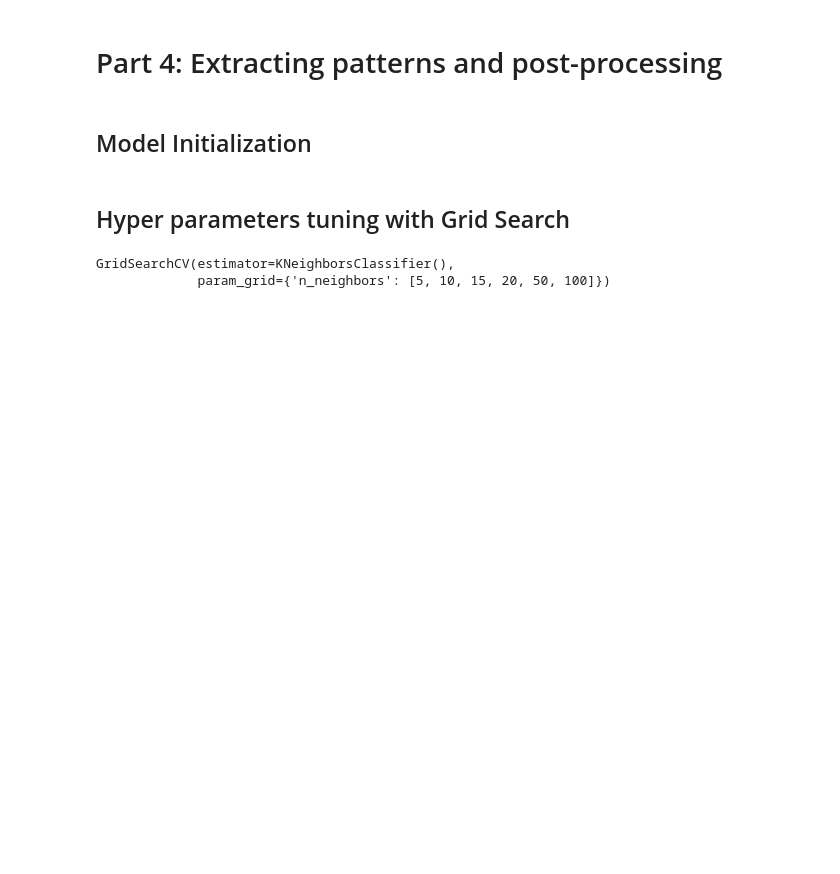
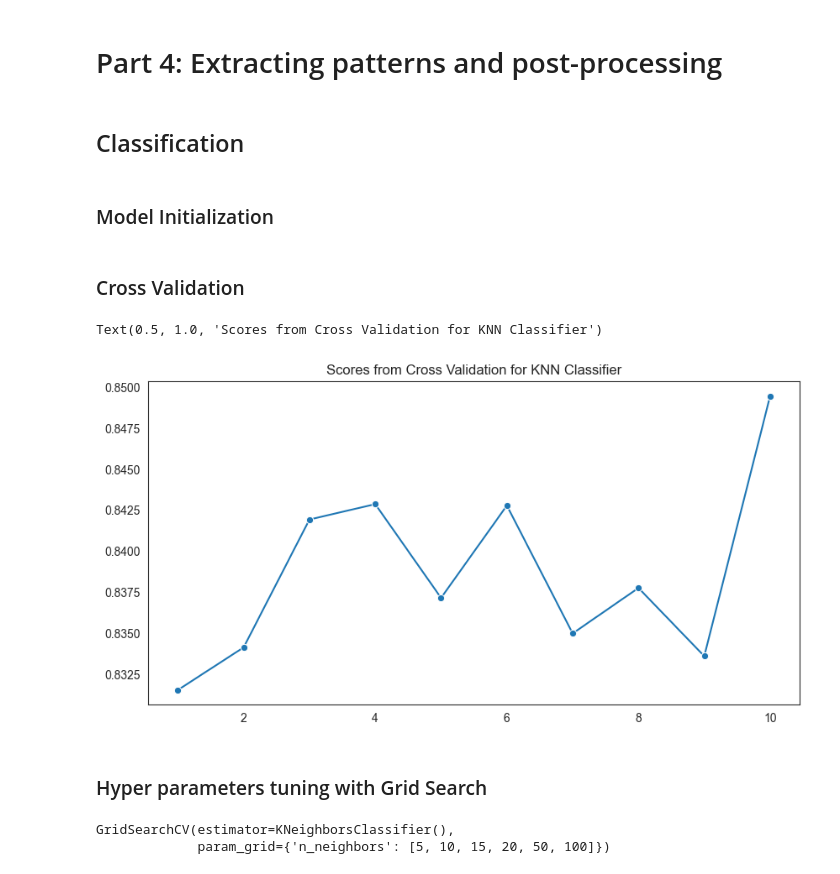
Before and after one commit to fernandohitmas/unstructured_data_mining, a Jupyter notebook: scripts/activity1.ipynb, the cells around one changed output. Saved outputs shown, nothing was run; the diff lists cells and outputs as text; code cells hidden in the pictures; blank space fills up the shorter version.

Commit message:
Finalized Classification

```diff
--- a/scripts/activity1.ipynb
+++ b/scripts/activity1.ipynb
@@ -264,14 +261,14 @@ train_dummy
 ### Target and covariables split
 # %%
 col_target = 'Exited'
-cols_list = train_dummy.columns.to_list()
+cols_list = data_dummy.columns.to_list()
 cols_list.remove(col_target)
 print(cols_list)
 # %% [output]
 ['CreditScore', 'Age', 'Tenure', 'Balance', 'NumOfProducts', 'HasCrCard', 'IsActiveMember', 'EstimatedSalary', 'Geography_France', 'Geography_Germany', 'Geography_Spain', 'Gender_Female', 'Gender_Male ...
 # %%
-X = train_dummy.loc[:,cols_list]
-y = train_dummy.loc[:,col_target]
+X = data_dummy.loc[:,cols_list]
+y = data_dummy.loc[:,col_target]
 # %% [markdown]
 ### Feature Standartization
 
@@ -316,11 +315,26 @@ train_selected = pd.DataFrame(data=X_selected, columns=cols_selected)
+# %%
+X_train, X_test, y_train, y_test = train_test_split(X_selected, y, test_size=0.3, random_state=42)
 # %% [markdown]
 # Part 4: Extracting patterns and post-processing
+# %% [markdown]
+## Classification
 # %% [markdown]
-## Model Initialization
+### Model Initialization
 # %%
 knn_class = KNeighborsClassifier()
+# %% [markdown]
+### Cross Validation
+# %%
+cv_scores = cross_val_score(knn_class, X_train, y_train, cv=10)
+# %%
+fig, ax = plt.subplots(figsize=(10,5))
+plot = sns.lineplot(x=range(1,11), y=cv_scores, ax=ax, marker="o")
+plot.set_title('Scores from Cross Validation for KNN Classifier')
+# %% [output]
+Text(0.5, 1.0, 'Scores from Cross Validation for KNN Classifier')
+[figure, added]
 # %% [markdown]
-## Hyper parameters tuning with Grid Search
+### Hyper parameters tuning with Grid Search
 # %%
 parameters = {'n_neighbors': [5, 10, 15, 20, 50, 100]}
 # %%
```
Also changed, not shown: parts of 33 cells of this notebook, 3 other files.
